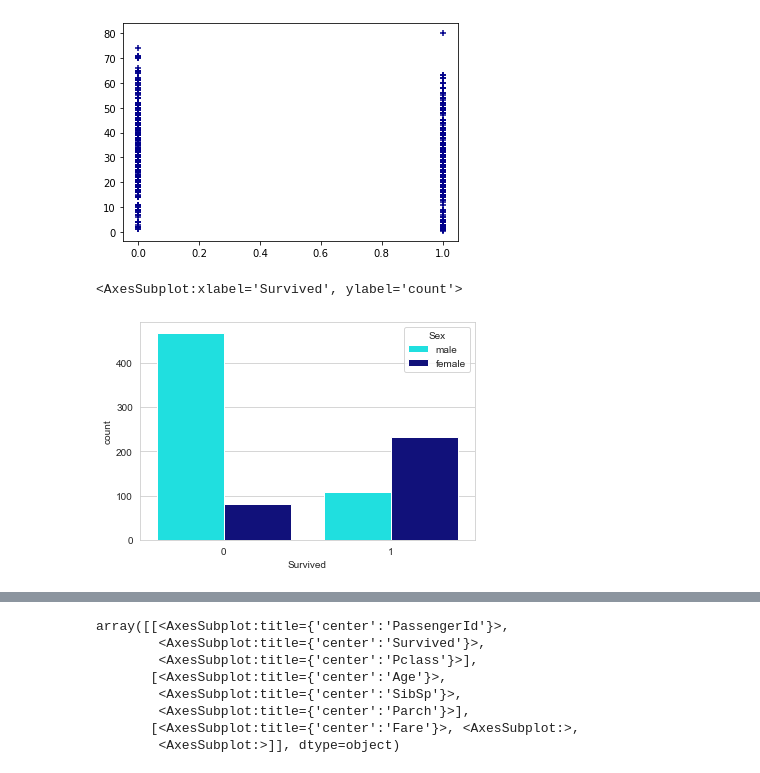
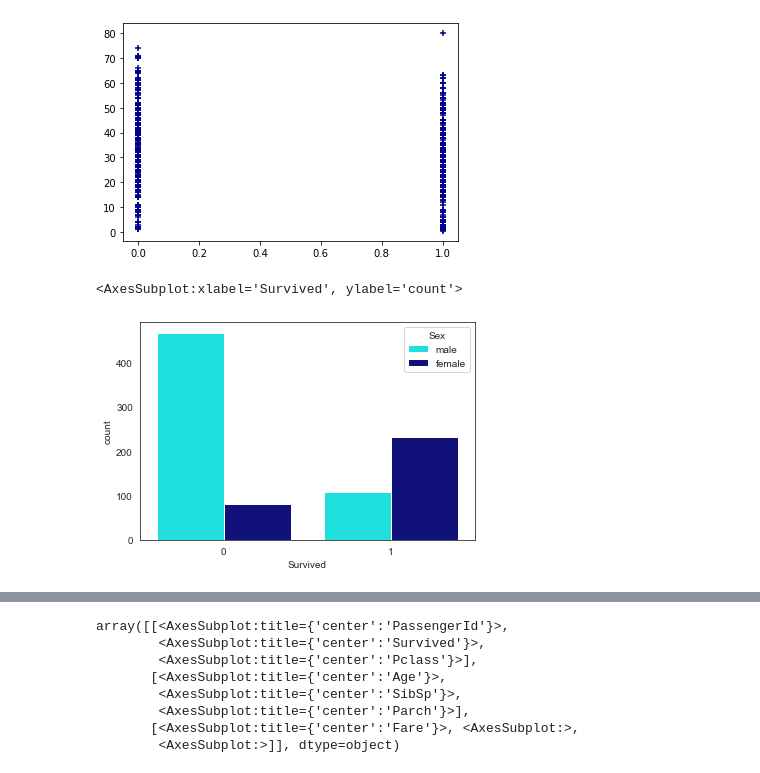
Before and after one commit to saanvi003/Titanic-Survival-Prediction-Model, a Jupyter notebook: Titanic Survival Prediction Model code.ipynb, the cells around one changed output, grey strips where cells are left out. Saved outputs shown, nothing was run; the diff lists cells and outputs as text; code cells hidden in the pictures.

```diff
--- a/Titanic Survival Prediction Model code.ipynb
+++ b/Titanic Survival Prediction Model code.ipynb
@@ -124,11 +115,11 @@ plt.scatter(df['Survived'],df['Age'],marker='+',color='darkblue')
 <matplotlib.collections.PathCollection at 0x...>
 [figure]
 # %%
-sns.set_style('whitegrid')
+sns.set_style('white')
 sns.countplot(x='Survived',hue='Sex',data=df,palette=['aqua','darkblue'])
 # %% [output]
 <AxesSubplot:xlabel='Survived', ylabel='count'>
-[figure, old version]
+[figure, new version]
 # %%
 sns.set_style('whitegrid')
 sns.countplot(x='Survived',hue='Pclass',data=df,palette='rocket')
```
Also changed, not shown: parts of 4 cells of this notebook.
